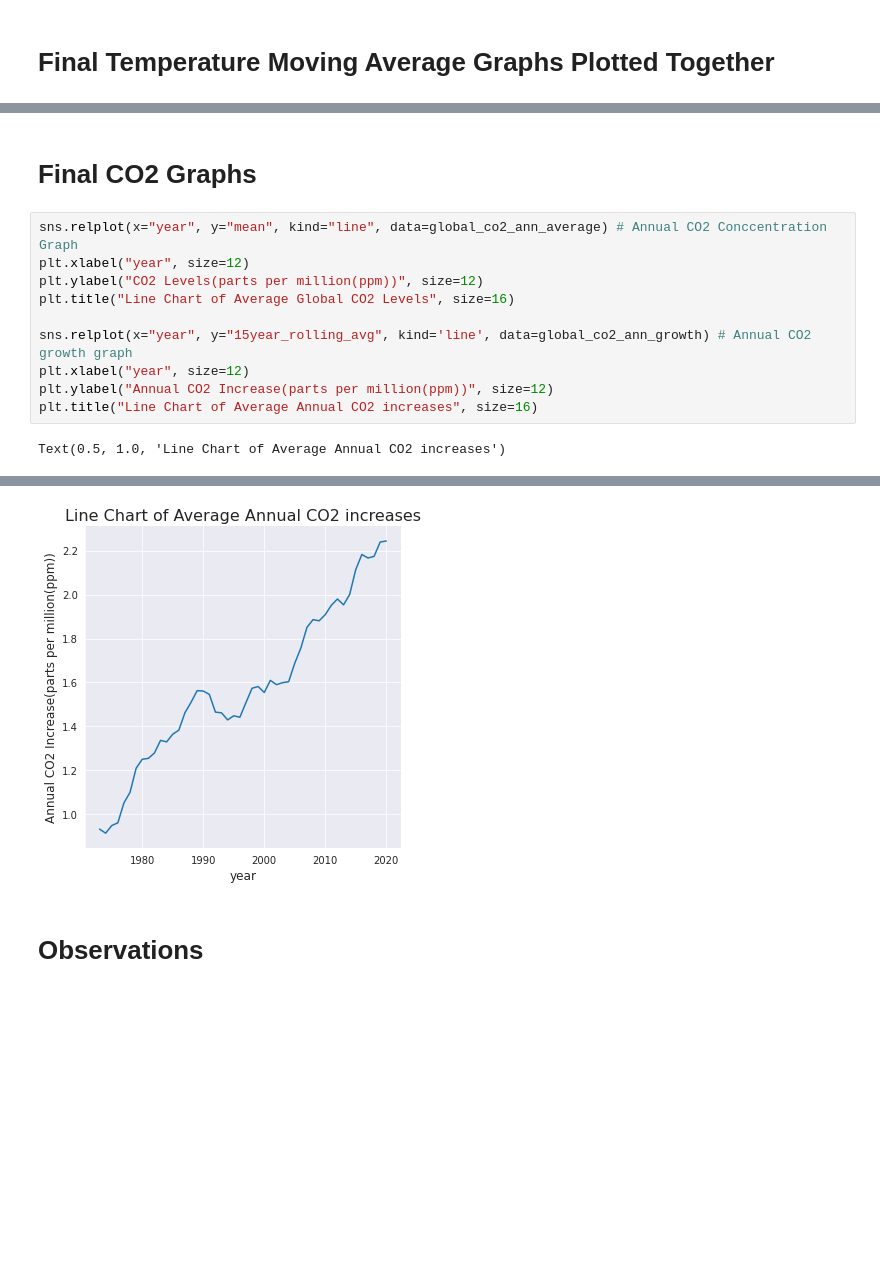
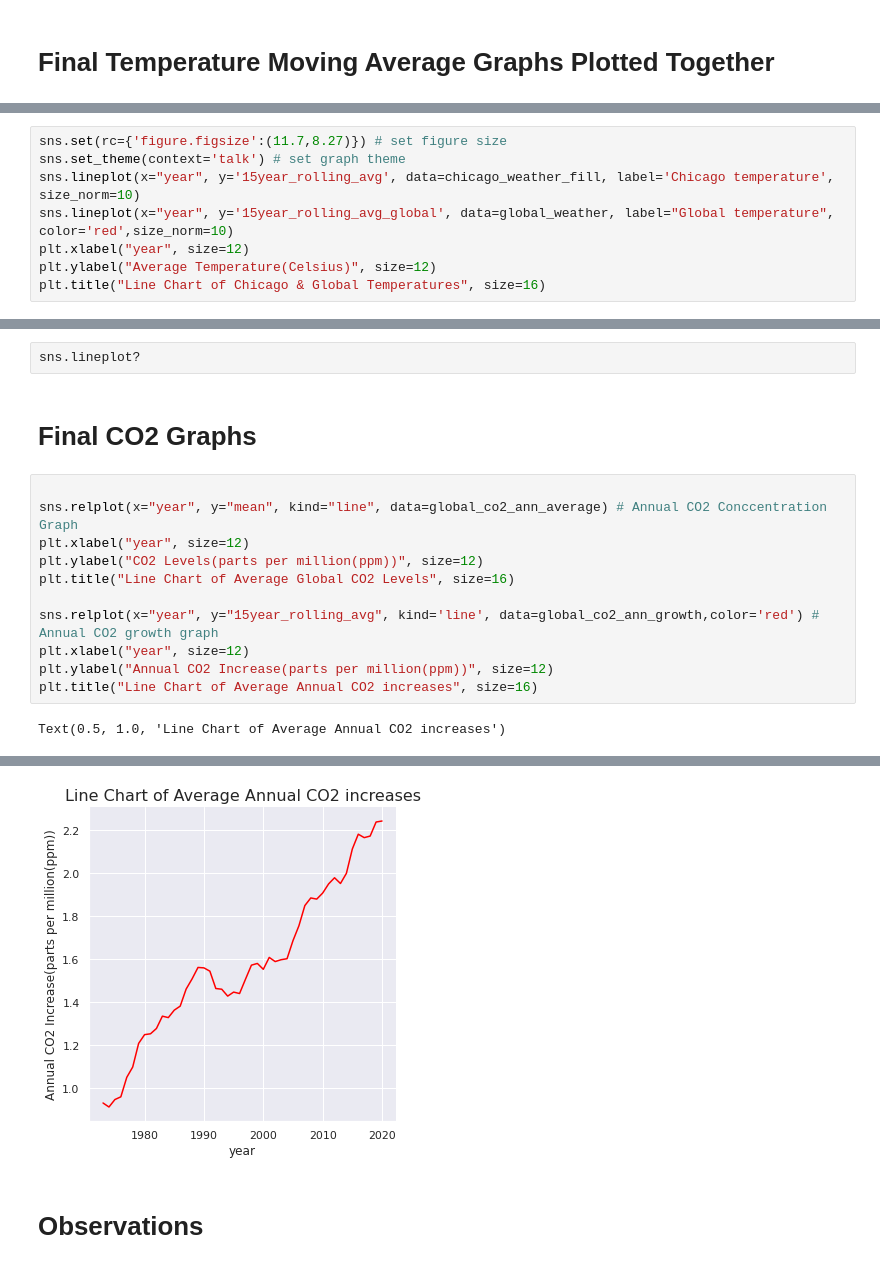
Before and after one commit to freedom-780/Weather_trends, a Jupyter notebook: Copy_of_Weather_project.ipynb, the cells around one changed output, grey strips where cells are left out. Cells and saved outputs as stored; diff of their text form; blank space fills up the shorter version.

```diff
--- a/Copy_of_Weather_project.ipynb
+++ b/Copy_of_Weather_project.ipynb
@@ -233,0 +215,8 @@ plt.ylim(ymin=6, ymax=11.5) # Used these limits from the max and mins from the t
+# %%
+sns.set(rc={'figure.figsize':(11.7,8.27)}) # set figure size
+sns.set_theme(context='talk') # set graph theme
+sns.lineplot(x="year", y='15year_rolling_avg', data=chicago_weather_fill, label='Chicago temperature', size_norm=10)
+sns.lineplot(x="year", y='15year_rolling_avg_global', data=global_weather, label="Global temperature", color='red',size_norm=10)
+plt.xlabel("year", size=12)
+plt.ylabel("Average Temperature(Celsius)", size=12)
+plt.title("Line Chart of Chicago & Global Temperatures", size=16)
@@ -234,12 +226,15 @@ plt.ylim(ymin=6, ymax=11.5) # Used these limits from the max and mins from the t
+# %%
+sns.lineplot?
 # %% [markdown]
 # Final CO2 Graphs
 # %%
+
 sns.relplot(x="year", y="mean", kind="line", data=global_co2_ann_average) # Annual CO2 Conccentration Graph
 plt.xlabel("year", size=12)
 plt.ylabel("CO2 Levels(parts per million(ppm))", size=12)
 plt.title("Line Chart of Average Global CO2 Levels", size=16)
 
-sns.relplot(x="year", y="15year_rolling_avg", kind='line', data=global_co2_ann_growth) # Annual CO2 growth graph
+sns.relplot(x="year", y="15year_rolling_avg", kind='line', data=global_co2_ann_growth,color='red') # Annual CO2 growth graph
 plt.xlabel("year", size=12)
 plt.ylabel("Annual CO2 Increase(parts per million(ppm))", size=12)
 plt.title("Line Chart of Average Annual CO2 increases", size=16)
@@ -249,4 +244,4 @@ Text(0.5, 1.0, 'Line Chart of Average Annual CO2 increases')
-[figure, old version]
+[figure, new version]
 # %% [markdown]
 # Observations
 # %% [markdown]
```
Also changed, not shown: parts of 7 cells of this notebook.
